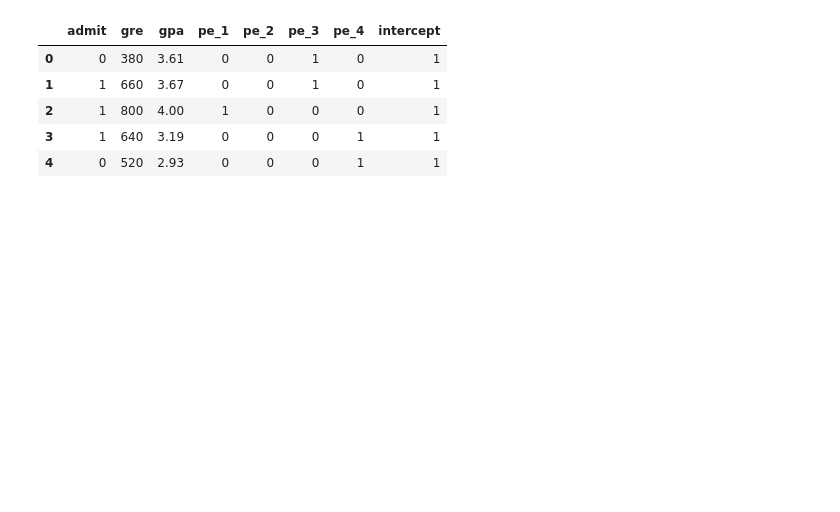
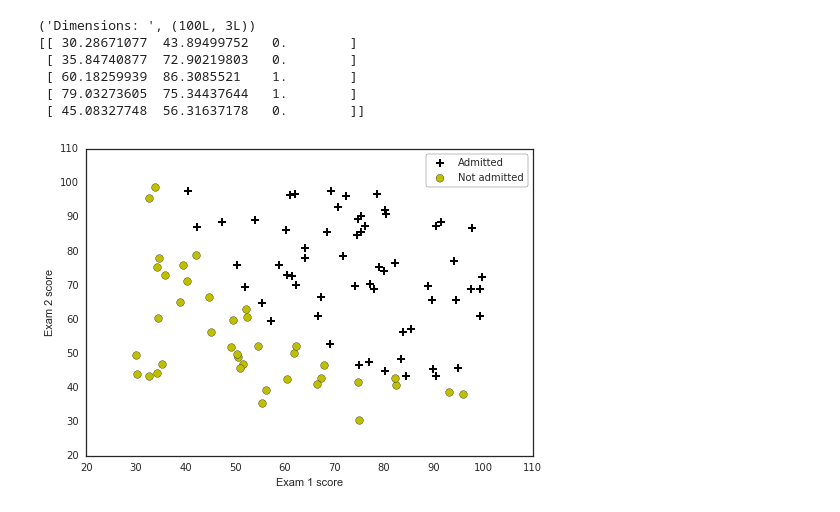
Before and after one commit to returnlove/ML, a Jupyter notebook: LR.ipynb, the cells around one changed output. Drawn from its saved outputs; the diff is of its cells as text; code cells hidden in the pictures; blank space fills up the shorter version.

```diff
--- a/LR.ipynb
+++ b/LR.ipynb
@@ -86,11 +0,0 @@ print data
-# %%
-# manually add the intercept
-data['intercept'] = 1.0
-data.head()
-# %% [output]
-|  | admit | gre | gpa | pe_1 | pe_2 | pe_3 | pe_4 | intercept |
-| 0 | 0 | 380 | 3.61 | 0 | 0 | 1 | 0 | 1 |
-| 1 | 1 | 660 | 3.67 | 0 | 0 | 1 | 0 | 1 |
-| 2 | 1 | 800 | 4.00 | 1 | 0 | 0 | 0 | 1 |
-| 3 | 1 | 640 | 3.19 | 0 | 0 | 0 | 1 | 1 |
-| 4 | 0 | 520 | 2.93 | 0 | 0 | 0 | 1 | 1 |
@@ -96,0 +23,29 @@ data.head()
+# %%
+def loaddata(file, delimeter):
+    data = np.loadtxt(file, delimiter=delimeter)
+    print('Dimensions: ',data.shape)
+    print(data[1:6,:])
+    return(data)
+# %%
+def plotData(data, label_x, label_y, label_pos, label_neg, axes=None):
+    # Get indexes for class 0 and class 1
+    neg = data[:,2] == 0
+    pos = data[:,2] == 1
+
+    # If no specific axes object has been passed, get the current axes.
+    if axes == None:
+        axes = plt.gca()
+    axes.scatter(data[pos][:,0], data[pos][:,1], marker='+', c='k', s=60, linewidth=2, label=label_pos)
+    axes.scatter(data[neg][:,0], data[neg][:,1], c='y', s=60, label=label_neg)
+    axes.set_xlabel(label_x)
+    axes.set_ylabel(label_y)
+    axes.legend(frameon= True, fancybox = True);
+# %%
+data = loaddata('C:\Users\sainath.gaddam\Downloads\machine-learning-ex2\ex2\ex2data1.txt', ',')
+# %% [output]
+('Dimensions: ', (100L, 3L))
+[[ 30.28671077  43.89499752   0.        ]
+ [ 35.84740877  72.90219803   0.        ]
+ [ 60.18259939  86.3085521    1.        ]
+ [ 79.03273605  75.34437644   1.        ]
+ [ 45.08327748  56.31637178   0.        ]]
@@ -96,0 +55,4 @@ data.head()
+# %%
+plotData(data, 'Exam 1 score', 'Exam 2 score', 'Admitted', 'Not admitted')
+# %% [output]
+[figure, added]
```
Also changed, not shown: parts of 20 cells of this notebook.
